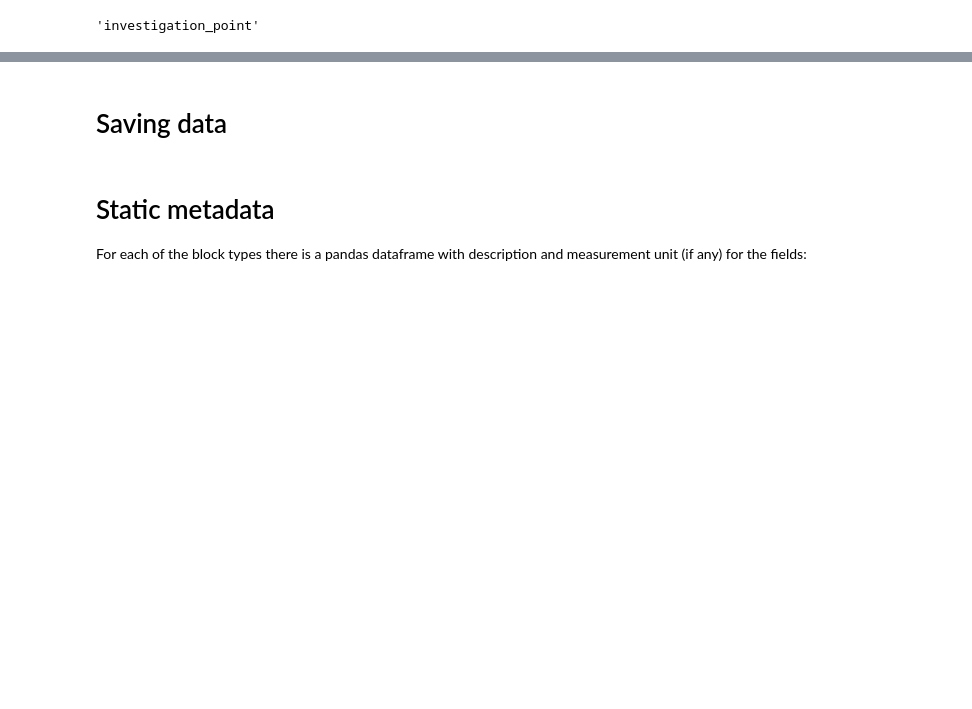
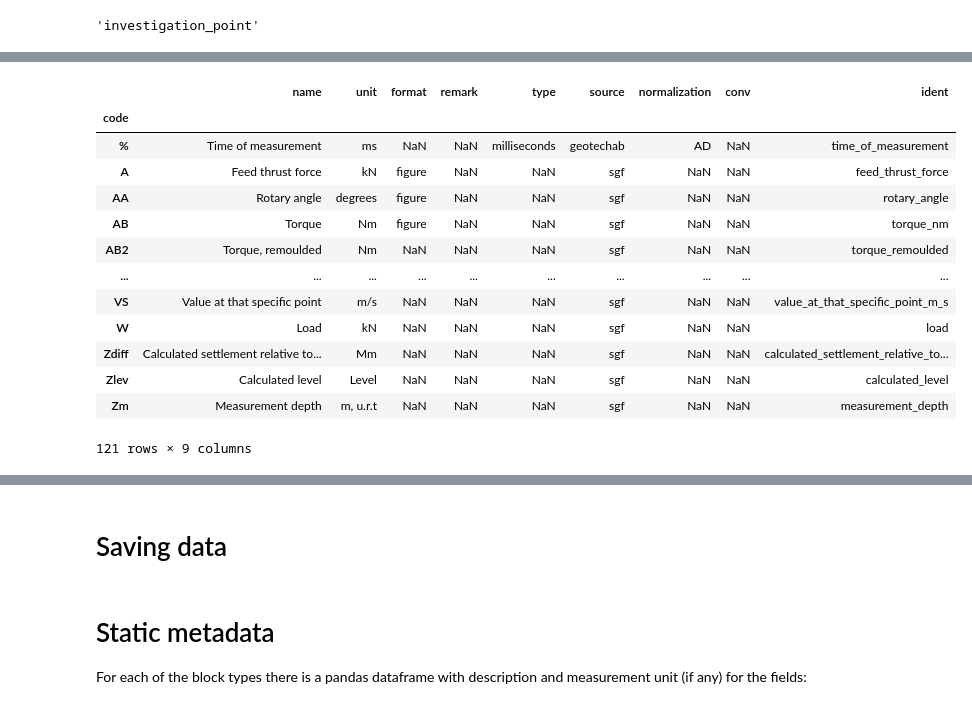
Before and after one commit to emerald-geomodelling/libsgfdata, a Jupyter notebook: docs/Example usage.ipynb, the cells around one changed output, grey strips where cells are left out. Saved outputs shown, nothing was run; the diff lists cells and outputs as text; code cells hidden in the pictures; blank space fills up the shorter version.

```diff
--- a/docs/Example usage.ipynb
+++ b/docs/Example usage.ipynb
@@ -83,3 +118,20 @@ Text(0, 0.5, 'Depth (m)')
+# %%
+libsgfdata.data
+# %% [output]
+|  | name | unit | format | remark | type | source | normalization | conv | ident |
+| code |  |  |  |  |  |  |  |  |  |
+| % | Time of measurement | ms | NaN | NaN | milliseconds | geotechab | AD | NaN | time_of_measurement |
+| A | Feed thrust force | kN | figure | NaN | NaN | sgf | NaN | NaN | feed_thrust_force |
+| AA | Rotary angle | degrees | figure | NaN | NaN | sgf | NaN | NaN | rotary_angle |
+| AB | Torque | Nm | figure | NaN | NaN | sgf | NaN | NaN | torque_nm |
+| AB2 | Torque, remoulded | Nm | NaN | NaN | NaN | sgf | NaN | NaN | torque_remoulded |
+| ... | ... | ... | ... | ... | ... | ... | ... | ... | ... |
+| VS | Value at that specific point | m/s | NaN | NaN | NaN | sgf | NaN | NaN | value_at_that_specific_point_m_s |
+| W | Load | kN | NaN | NaN | NaN | sgf | NaN | NaN | load |
+| Zdiff | Calculated settlement relative to... | Mm | NaN | NaN | NaN | sgf | NaN | NaN | calculated_settlement_relative_to... |
+| Zlev | Calculated level | Level | NaN | NaN | NaN | sgf | NaN | NaN | calculated_level |
+| Zm | Measurement depth | m, u.r.t | NaN | NaN | NaN | sgf | NaN | NaN | measurement_depth |
+121 rows × 9 columns
 # %%
 data.normalize()
 # %% [output]
```
Also changed, not shown: parts of 17 cells of this notebook, 3 other files.
